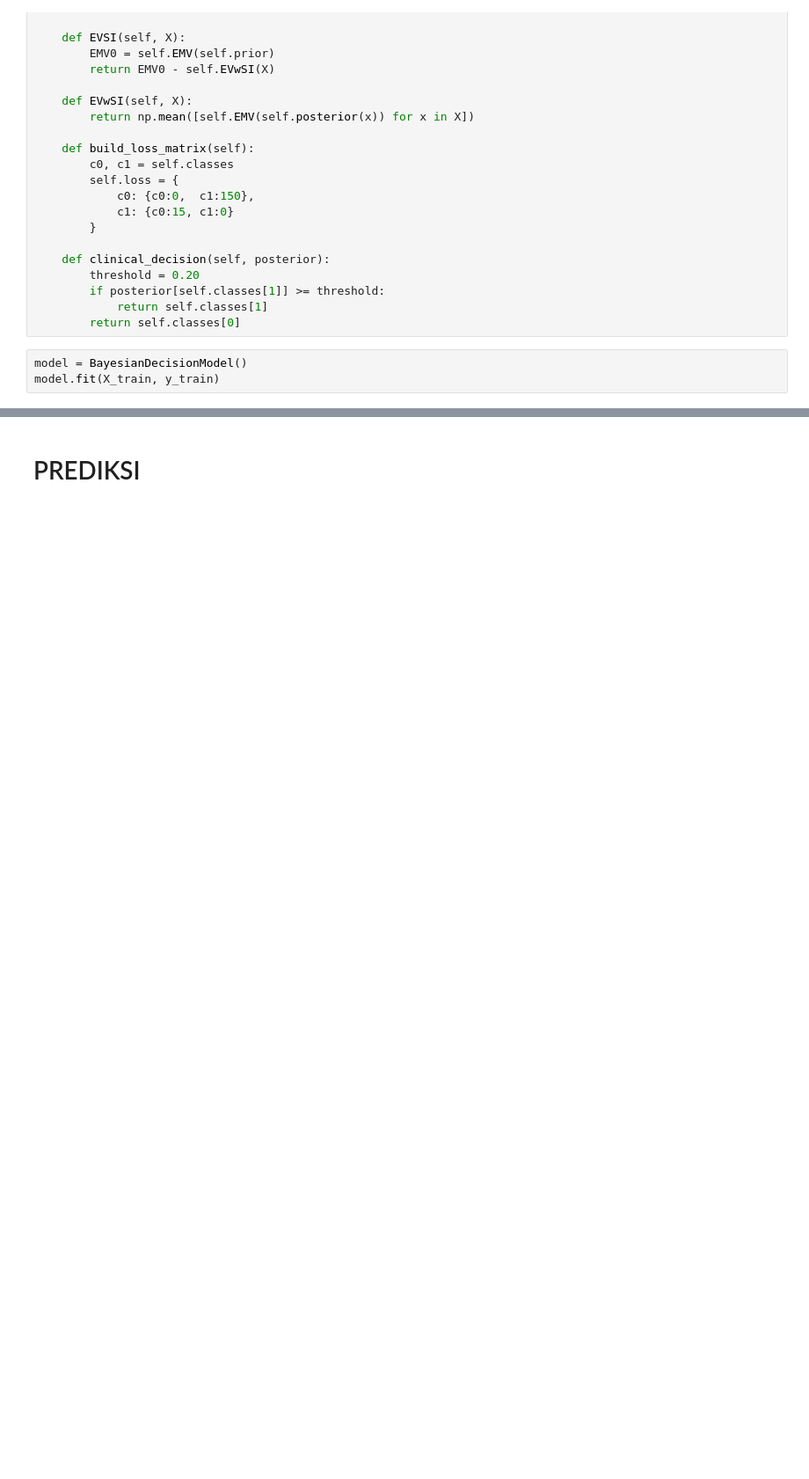
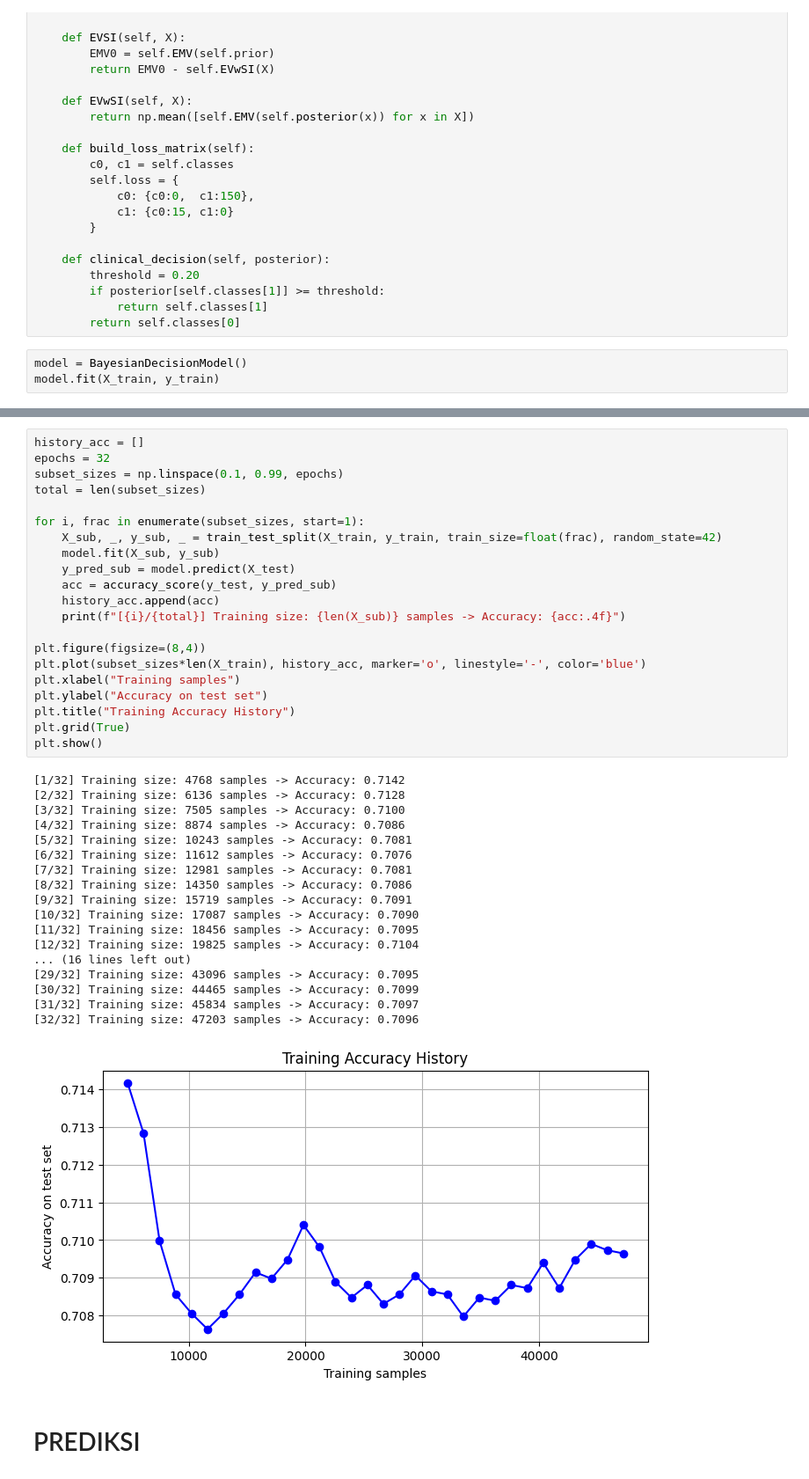
Before and after one commit to iniadittt/bayes-decision-theory-notebook, a Jupyter notebook: skin_cancer_notebook.ipynb, the cells around one changed output, grey strips where cells are left out. Shown at 88% size. Saved outputs shown, nothing was run; the diff lists cells and outputs as text; blank space fills up the shorter version.

```diff
--- a/skin_cancer_notebook.ipynb
+++ b/skin_cancer_notebook.ipynb
@@ -162,3 +199,43 @@ F1 Score    : 0.7229
+# %%
+history_acc = []
+epochs = 32
+subset_sizes = np.linspace(0.1, 0.99, epochs)
+total = len(subset_sizes)
+
+for i, frac in enumerate(subset_sizes, start=1):
+    X_sub, _, y_sub, _ = train_test_split(X_train, y_train, train_size=float(frac), random_state=42)
+    model.fit(X_sub, y_sub)
+    y_pred_sub = model.predict(X_test)
+    acc = accuracy_score(y_test, y_pred_sub)
+    history_acc.append(acc)
+    print(f"[{i}/{total}] Training size: {len(X_sub)} samples -> Accuracy: {acc:.4f}")
+
+plt.figure(figsize=(8,4))
+plt.plot(subset_sizes*len(X_train), history_acc, marker='o', linestyle='-', color='blue')
+plt.xlabel("Training samples")
+plt.ylabel("Accuracy on test set")
+plt.title("Training Accuracy History")
+plt.grid(True)
+plt.show()
+# %% [output]
+[1/32] Training size: 4768 samples -> Accuracy: 0.7142
+[2/32] Training size: 6136 samples -> Accuracy: 0.7128
+[3/32] Training size: 7505 samples -> Accuracy: 0.7100
+[4/32] Training size: 8874 samples -> Accuracy: 0.7086
+[5/32] Training size: 10243 samples -> Accuracy: 0.7081
+[6/32] Training size: 11612 samples -> Accuracy: 0.7076
+[7/32] Training size: 12981 samples -> Accuracy: 0.7081
+[8/32] Training size: 14350 samples -> Accuracy: 0.7086
+[9/32] Training size: 15719 samples -> Accuracy: 0.7091
+[10/32] Training size: 17087 samples -> Accuracy: 0.7090
+[11/32] Training size: 18456 samples -> Accuracy: 0.7095
+[12/32] Training size: 19825 samples -> Accuracy: 0.7104
+... (16 lines left out)
+[29/32] Training size: 43096 samples -> Accuracy: 0.7095
+[30/32] Training size: 44465 samples -> Accuracy: 0.7099
+[31/32] Training size: 45834 samples -> Accuracy: 0.7097
+[32/32] Training size: 47203 samples -> Accuracy: 0.7096
+[figure, added]
 # %% [markdown]
 # PREDIKSI
 # %%
```
Also changed, not shown: parts of 4 cells of this notebook, 5 other files.
